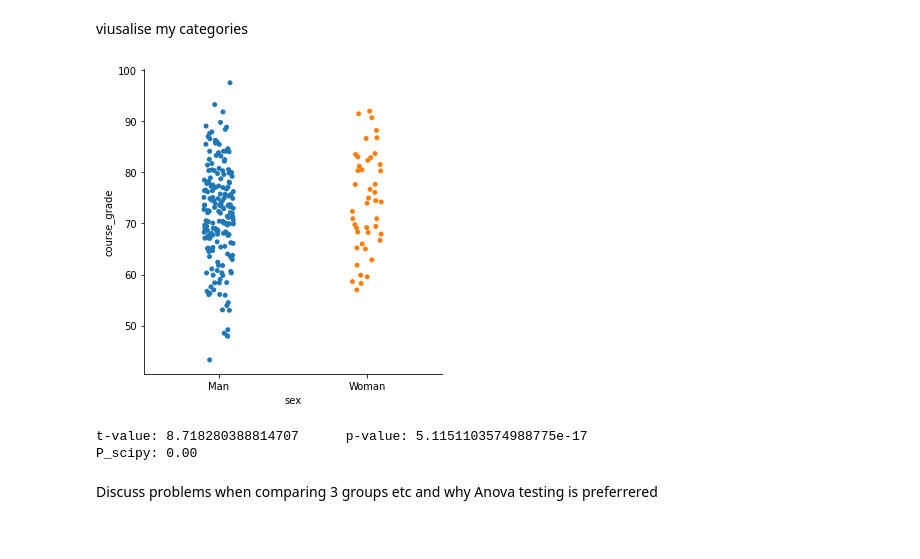
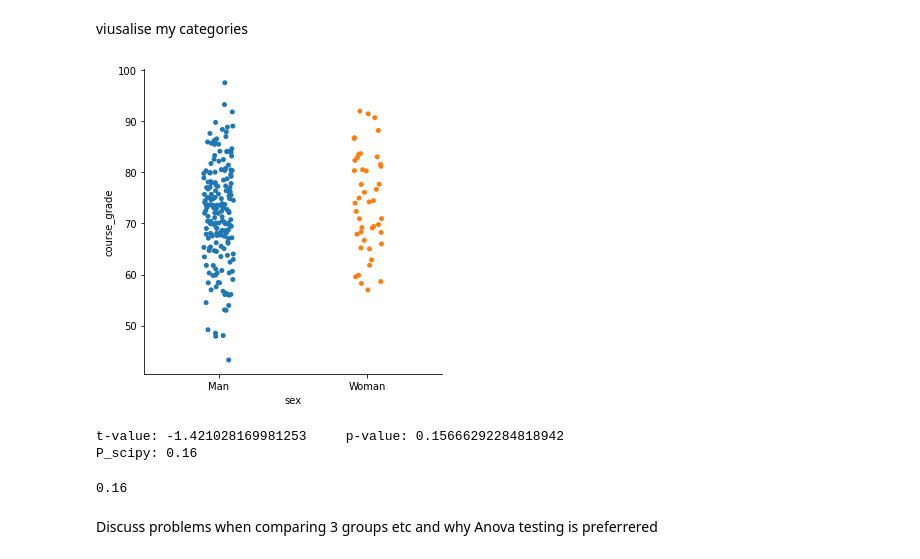
Before and after one commit to brendantipp/gmit_mls_2021, a Jupyter notebook: scipy-stats.ipynb, the cells around one changed output. Saved outputs shown, nothing was run; the diff lists cells and outputs as text; code cells hidden in the pictures.

```diff
--- a/scipy-stats.ipynb
+++ b/scipy-stats.ipynb
@@ -71,28 +71,35 @@ import pandas as pd
 Import in my test datasets - Grades Dataset
 # %%
 #df = pd.read_csv("https://raw.githubusercontent.com/selva86/datasets/master/footfalls.csv")
-df = pd.read_csv('datasets/grades/exam_grades.csv')
-df["sex"] = df["sex"].astype("category")
-course_grade = df['course_grade']
+df_grades = pd.read_csv('datasets/grades/exam_grades.csv')
+df["sex"] = df_grades["sex"].astype("category")
+course_grade = df_grades['course_grade']
 # %% [markdown]
 viusalise my categories
 # %%
-sns.catplot(x ='sex', y ='course_grade',jitter=True ,data=df);
+sns.catplot(x ='sex', y ='course_grade',jitter=True ,data=df_grades);
 # %% [output]
-[figure, old version]
+[figure, new version]
-# %%
-# The scipy.stats version.
-#t_ss, p_ss = ss.ttest_ind(sex, course_grade)
-#print(f"t-value: {t_ss}\tp-value: {p_ss}")
-#print(f"P_scipy: {p_ss:0.2f}")
-
-#df.info()
-t_ss, p_ss = ss.ttest_ind(df['exam1'],df['course_grade'])
-print(f"t-value: {t_ss}\tp-value: {p_ss}")
-print(f"P_scipy: {p_ss:0.2f}")
-# %% [output]
-t-value: 8.718280388814707      p-value: 5.1151103574988775e-17
-P_scipy: 0.00
+# %%
+#df.info()
+male_group = df_grades.loc[df_grades["sex"] =='Man',"course_grade"]
+
+
+
+female_group = df_grades.loc[df_grades["sex"] =='Woman', "course_grade"]
+female_group
+
+t_ss, p_ss = ss.ttest_ind(male_group,female_group)
+print(f"t-value: {t_ss}\tp-value: {p_ss}")
+print(f"P_scipy: {p_ss:0.2f}")
+# %% [output]
+t-value: -1.421028169981253     p-value: 0.15666292284818942
+P_scipy: 0.16
+# %%
+F,P = ss.f_oneway(male_group,female_group)
+print(f"{P:.2f}")
+# %% [output]
+0.16
 # %% [markdown]
 Discuss problems when comparing 3 groups etc and why Anova testing is preferrered
 # %% [markdown]
```
Also changed, not shown: parts of 1 cell of this notebook.
